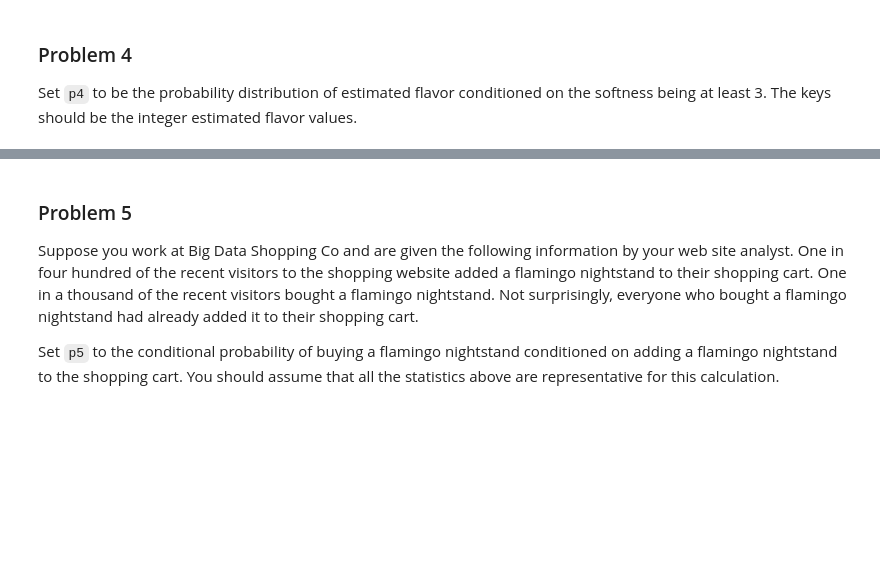
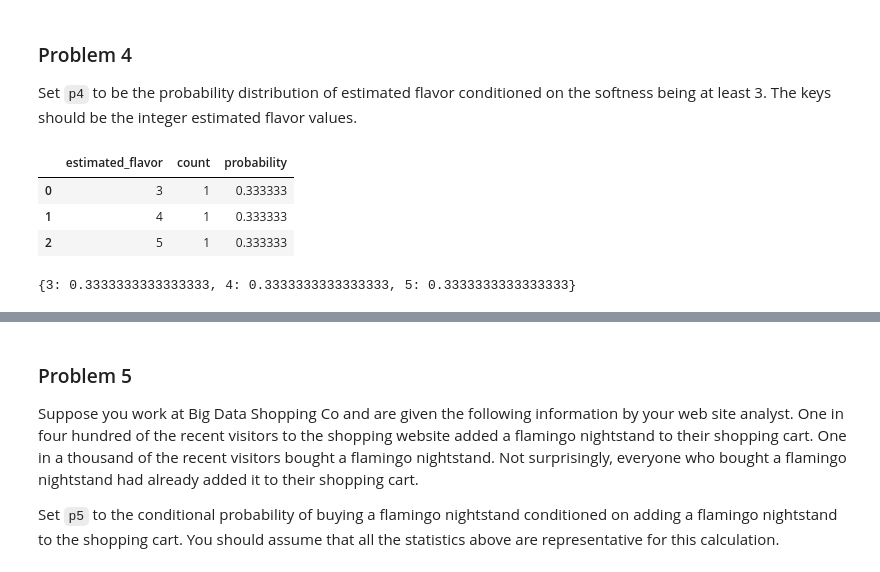
Before and after one commit to JonG-2025/dx601-homework-06, a Jupyter notebook: homework.ipynb, the cells around one changed output, grey strips where cells are left out. Drawn from its saved outputs; the diff is of its cells as text; code cells hidden in the pictures; blank space fills up the shorter version.

```diff
--- a/homework.ipynb
+++ b/homework.ipynb
@@ -168,6 +168,26 @@ p3
 
 Set `p4` to be the probability distribution of estimated flavor conditioned on the softness being at least 3.
 The keys should be the integer estimated flavor values.
+# %%
+p4_data = mango_data.query("softness>=3").groupby(["estimated_flavor"]).size().rename("count").reset_index()
+p4_data["probability"] = p4_data["count"] / len(p4_data)
+p4_data
+# %% [output]
+|  | estimated_flavor | count | probability |
+| 0 | 3 | 1 | 0.333333 |
+| 1 | 4 | 1 | 0.333333 |
+| 2 | 5 | 1 | 0.333333 |
+# %%
+p4_dict = p4_data.to_dict()
+
+result_dict = {}
+count = 0
+for x in p4_dict['estimated_flavor'].values():
+    result_dict[x] = p4_dict["probability"][count]
+    count += 1
+result_dict
+# %% [output]
+{3: 0.3333333333333333, 4: 0.3333333333333333, 5: 0.3333333333333333}
 # %%
 # YOUR CHANGES HERE
 
```
Also changed, not shown: parts of 2 cells of this notebook.
